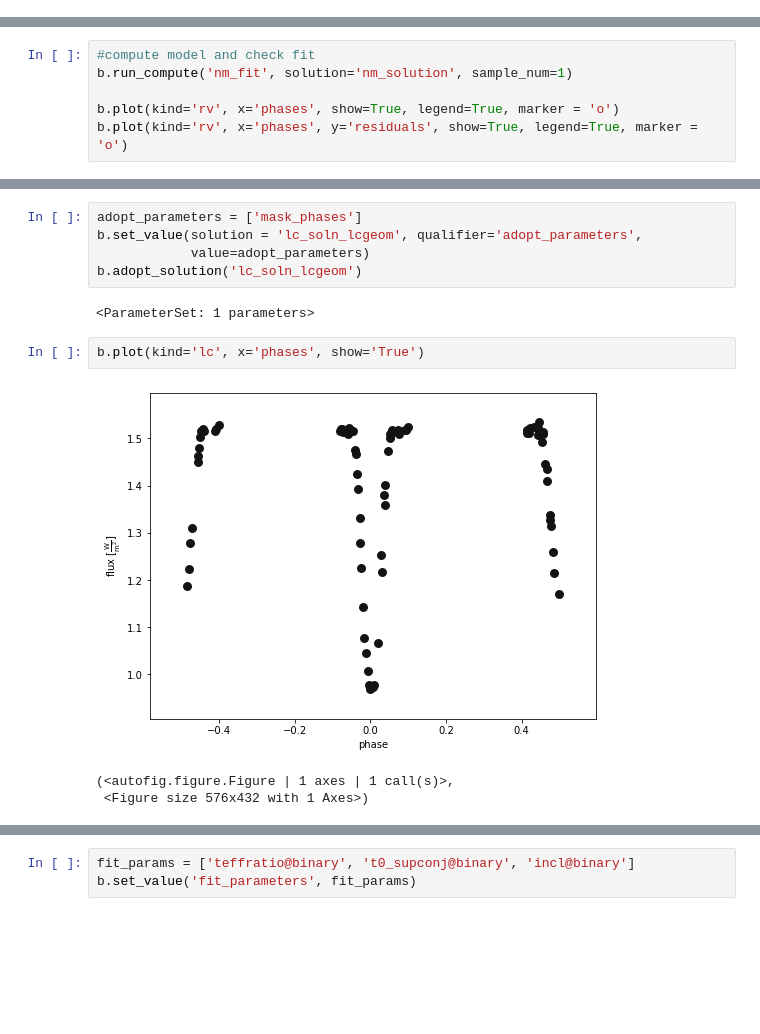
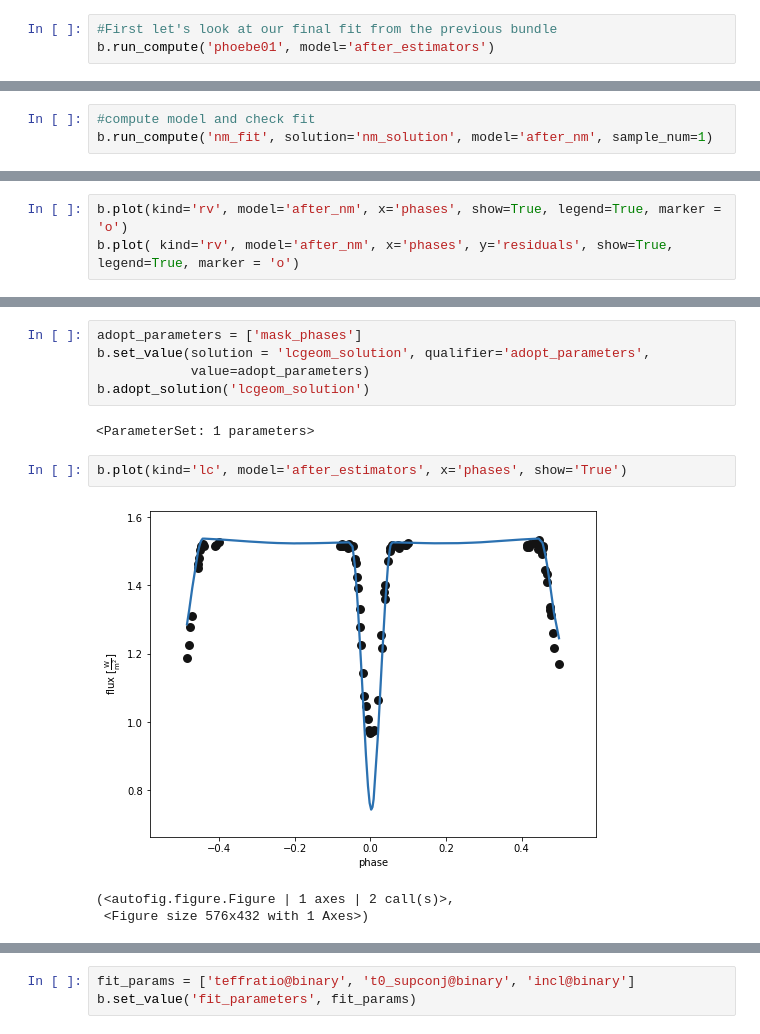
Before and after one commit to phoebe-project/phoebe2-workshop, a Jupyter notebook: Tutorial_08b_optimizers.ipynb, the cells around one changed output, grey strips where cells are left out. Cells and saved outputs as stored; diff of their text form; blank space fills up the shorter version.

```diff
--- a/Tutorial_08b_optimizers.ipynb
+++ b/Tutorial_08b_optimizers.ipynb
@@ -10,0 +19,3 @@ b = phoebe.open('synthetic/after_estimators.bundle')
+# %%
+#First let's look at our final fit from the previous bundle
+b.run_compute('phoebe01', model='after_estimators')
@@ -70,3 +95,6 @@ ParameterSet: 4 parameters
    t0_supconj@binary@orbit@com...: 1.2287354121464946 d
          q@binary@orbit@component: 0.7548477466076525
      asini@binary@orbit@component: 7.850711857471909 solRad
+# %%
+#compute model and check fit
+b.run_compute('nm_fit', solution='nm_solution', model='after_nm', sample_num=1)
@@ -73,7 +105,4 @@ ParameterSet: 4 parameters
 # %%
-#compute model and check fit
-b.run_compute('nm_fit', solution='nm_solution', sample_num=1)
-
-b.plot(kind='rv', x='phases', show=True, legend=True, marker = 'o')
-b.plot(kind='rv', x='phases', y='residuals', show=True, legend=True, marker = 'o')
+b.plot(kind='rv', model='after_nm', x='phases', show=True, legend=True, marker = 'o')
+b.plot( kind='rv', model='after_nm', x='phases', y='residuals', show=True, legend=True, marker = 'o')
 # %% [output]
@@ -116,15 +145,15 @@ R  input_fluxes@lc_est_lcgeom@...: [0.76947627 0.78081505
 # %%
 adopt_parameters = ['mask_phases']
-b.set_value(solution = 'lc_soln_lcgeom', qualifier='adopt_parameters',
+b.set_value(solution = 'lcgeom_solution', qualifier='adopt_parameters',
             value=adopt_parameters)
-b.adopt_solution('lc_soln_lcgeom')
+b.adopt_solution('lcgeom_solution')
 # %% [output]
 <ParameterSet: 1 parameters>
 # %%
-b.plot(kind='lc', x='phases', show='True')
+b.plot(kind='lc', model='after_estimators', x='phases', show='True')
 # %% [output]
-[figure, old version]
+[figure, new version]
-(<autofig.figure.Figure | 1 axes | 1 call(s)>,
+(<autofig.figure.Figure | 1 axes | 2 call(s)>,
  <Figure size 576x432 with 1 Axes>)
 # %%
 #switch back from requivsumfrac to a primary radius
```
Also changed, not shown: parts of 22 cells of this notebook.
